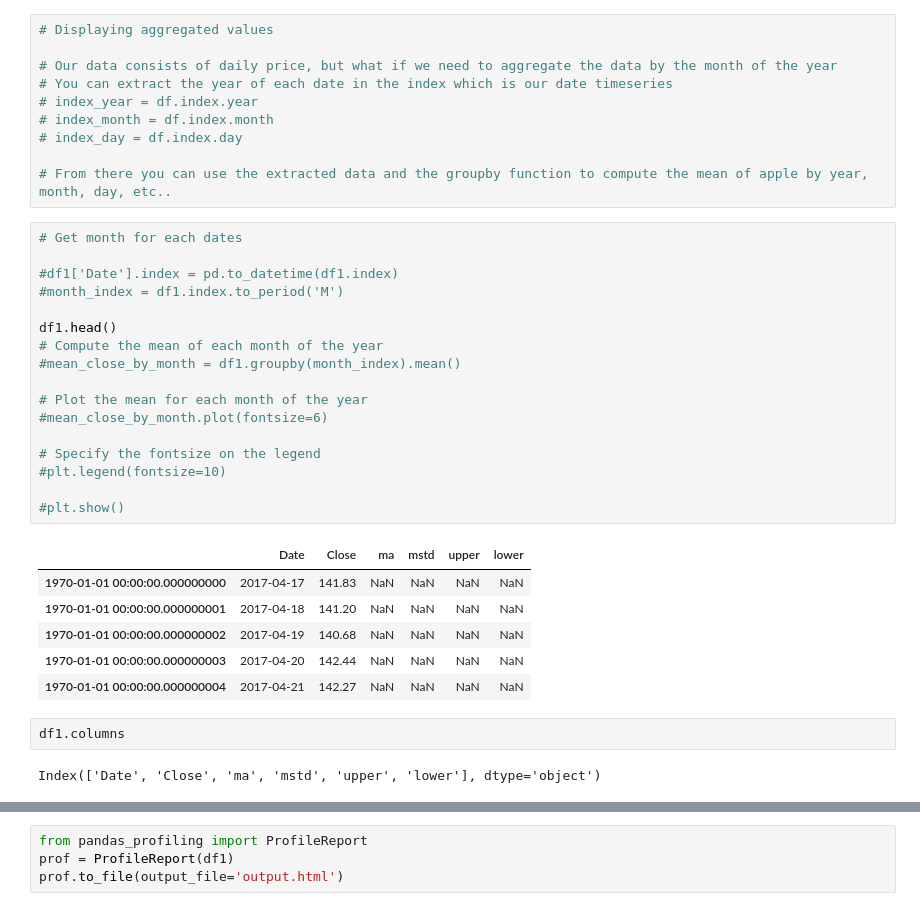
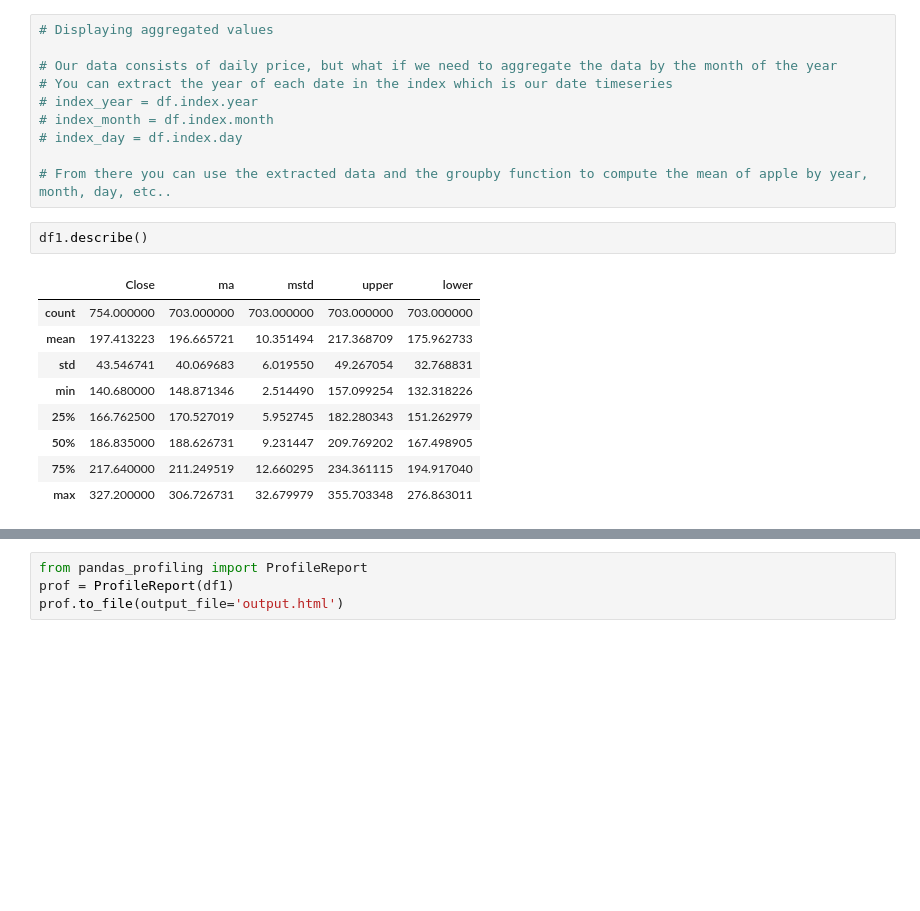
Before and after one commit to hilljtm/py_practice, a Jupyter notebook: visualizing_time_series.ipynb, the cells around one changed output, grey strips where cells are left out. Cells and saved outputs as stored; diff of their text form; blank space fills up the shorter version.

```diff
--- a/visualizing_time_series.ipynb
+++ b/visualizing_time_series.ipynb
@@ -245,31 +218,15 @@ plt.show();
 # index_day = df.index.day
 
 # From there you can use the extracted data and the groupby function to compute the mean of apple by year, month, day, etc..
-# %%
-# Get month for each dates
-
-#df1['Date'].index = pd.to_datetime(df1.index)
-#month_index = df1.index.to_period('M')
-
-df1.head()
-# Compute the mean of each month of the year
-#mean_close_by_month = df1.groupby(month_index).mean()
-
-# Plot the mean for each month of the year
-#mean_close_by_month.plot(fontsize=6)
-
-# Specify the fontsize on the legend
-#plt.legend(fontsize=10)
-
-#plt.show()
-# %% [output]
-|  | Date | Close | ma | mstd | upper | lower |
-| 1970-01-01 00:00:00.000000000 | 2017-04-17 | 141.83 | NaN | NaN | NaN | NaN |
-| 1970-01-01 00:00:00.000000001 | 2017-04-18 | 141.20 | NaN | NaN | NaN | NaN |
-| 1970-01-01 00:00:00.000000002 | 2017-04-19 | 140.68 | NaN | NaN | NaN | NaN |
-| 1970-01-01 00:00:00.000000003 | 2017-04-20 | 142.44 | NaN | NaN | NaN | NaN |
-| 1970-01-01 00:00:00.000000004 | 2017-04-21 | 142.27 | NaN | NaN | NaN | NaN |
 # %%
-df1.columns
+df1.describe()
 # %% [output]
-Index(['Date', 'Close', 'ma', 'mstd', 'upper', 'lower'], dtype='object')
+|  | Close | ma | mstd | upper | lower |
+| count | 754.000000 | 703.000000 | 703.000000 | 703.000000 | 703.000000 |
+| mean | 197.413223 | 196.665721 | 10.351494 | 217.368709 | 175.962733 |
+| std | 43.546741 | 40.069683 | 6.019550 | 49.267054 | 32.768831 |
+| min | 140.680000 | 148.871346 | 2.514490 | 157.099254 | 132.318226 |
+| 25% | 166.762500 | 170.527019 | 5.952745 | 182.280343 | 151.262979 |
+| 50% | 186.835000 | 188.626731 | 9.231447 | 209.769202 | 167.498905 |
+| 75% | 217.640000 | 211.249519 | 12.660295 | 234.361115 | 194.917040 |
+| max | 327.200000 | 306.726731 | 32.679979 | 355.703348 | 276.863011 |
```
Also changed, not shown: parts of 5 cells of this notebook, 1 other file.
